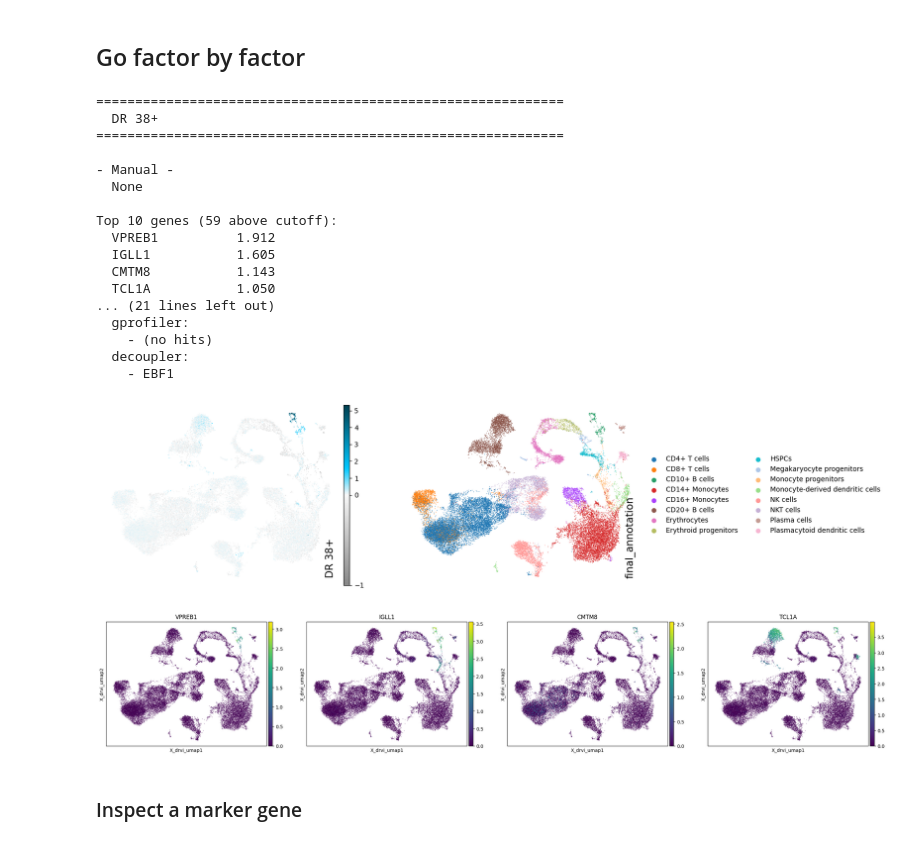
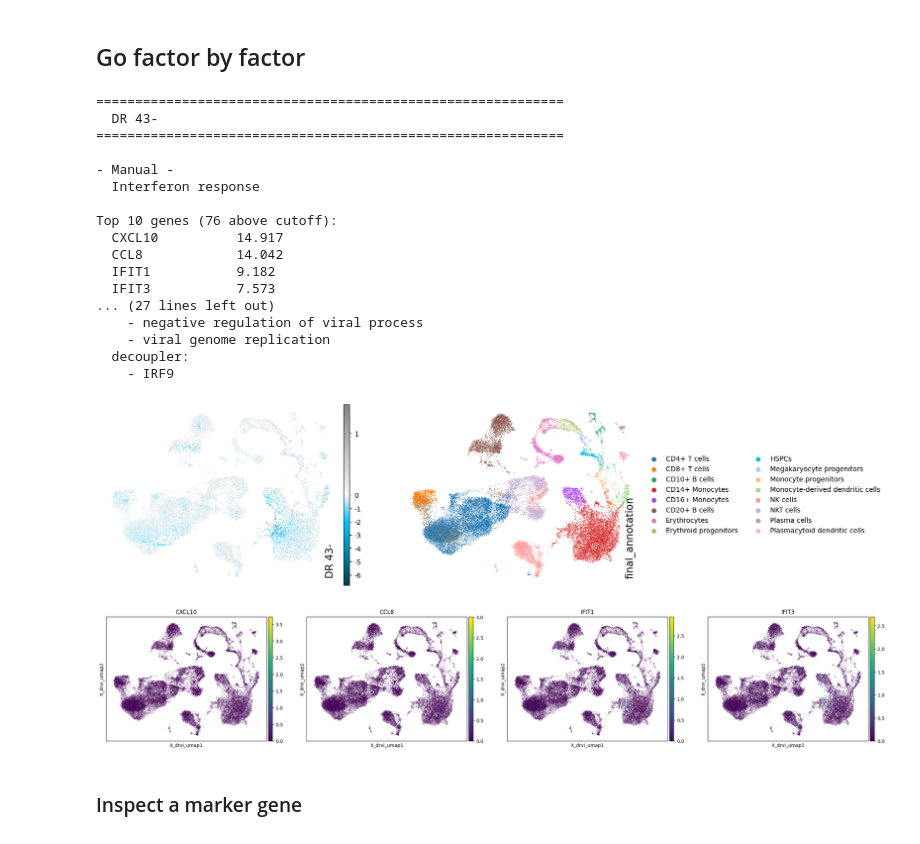
Before and after one commit to theislab/DRVI_tutorials, a Jupyter notebook: identification_of_factors_4_curation.ipynb, the cells around one changed output. Drawn from its saved outputs; the diff is of its cells as text; code cells hidden in the pictures.

```diff
--- a/identification_of_factors_4_curation.ipynb
+++ b/identification_of_factors_4_curation.ipynb
@@ -167,29 +160,29 @@ def inspect_marker_gene(gene, embed, adata, scores_df=scores_df, top_n=10):
 # %% [markdown]
 ## Go factor by factor
 # %%
-factor_label = "DR 38+"
+factor_label = "DR 43-"
 inspect(factor_label, embed)
 plot_factor_summary(factor_label, embed, adata, scores_df)
 # %% [output]
 ============================================================
-  DR 38+
+  DR 43-
 ============================================================
 
 - Manual -
-  None
+  Interferon response
 
-Top 10 genes (59 above cutoff):
-  VPREB1          1.912
-  IGLL1           1.605
-  CMTM8           1.143
-  TCL1A           1.050
-... (21 lines left out)
-  gprofiler:
-    - (no hits)
+Top 10 genes (76 above cutoff):
+  CXCL10          14.917
+  CCL8            14.042
+  IFIT1           9.182
+  IFIT3           7.573
+... (27 lines left out)
+    - negative regulation of viral process
+    - viral genome replication
   decoupler:
-    - EBF1
+    - IRF9
-[figure, old version]
+[figure, new version]
-[figure, old version]
+[figure, new version]
 # %% [markdown]
 ### Inspect a marker gene
 # %%
```
Also changed, not shown: parts of 4 cells of this notebook, 1 other file.
